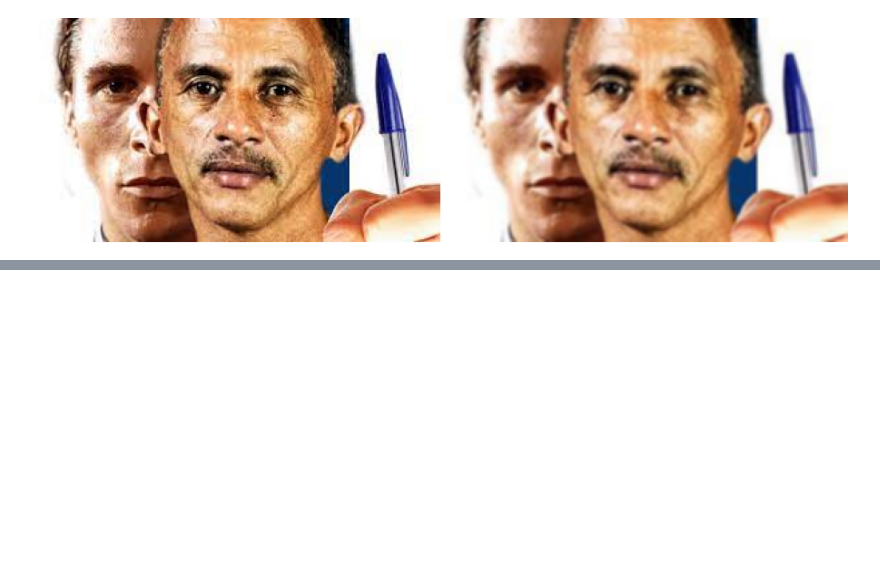
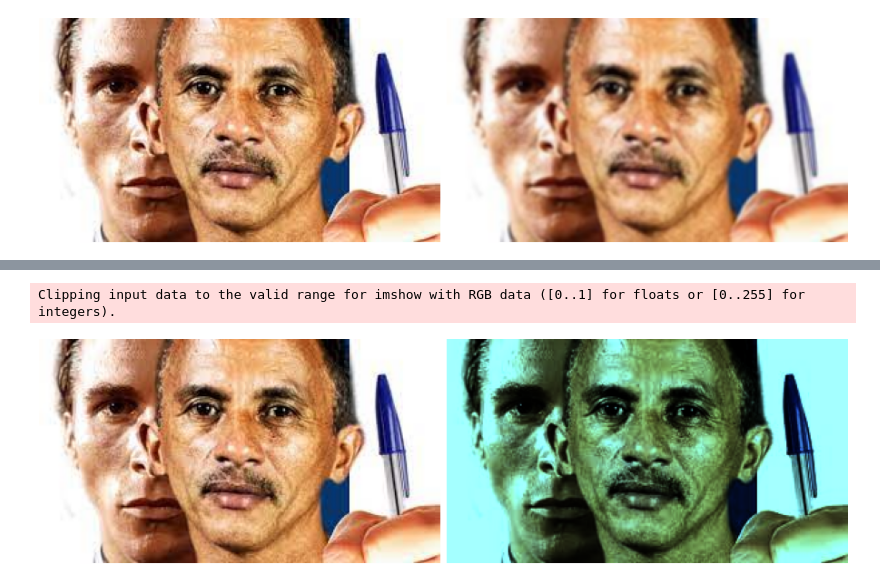
Before and after one commit to BPThiago/trabalho-algebra, a Jupyter notebook: notebook.ipynb, the cells around one changed output, grey strips where cells are left out. Saved outputs shown, nothing was run; the diff lists cells and outputs as text; code cells hidden in the pictures; blank space fills up the shorter version.

```diff
--- a/notebook.ipynb
+++ b/notebook.ipynb
@@ -151,0 +168,21 @@ show_collection([img, cv2.blur(img, (3, 3))], scale=0.15)
+# %%
+def gamma_correction(value):
+    return np.where(value <= 0.04045, value / 12.92, ((value + 0.055) / 1.055) ** 2.4)
+
+
+def rgb_to_xyz(rgb):
+    rgb = rgb / 255.0
+    rgb = gamma_correction(rgb)
+
+    xyz = np.dot(rgb, np.array([[0.4124564, 0.3575761, 0.1804375],
+                                [0.2126729, 0.7151522, 0.0721750],
+                                [0.0193339, 0.1191920, 0.9503041]]))
+
+    return xyz
+# %%
+xyz_img = rgb_to_xyz(img)
+
+show_collection([img, xyz_img], scale=0.15)
+# %% [output]
+Clipping input data to the valid range for imshow with RGB data ([0..1] for floats or [0..255] for integers).
+[figure, added]
```
Also changed, not shown: parts of 5 cells of this notebook.
